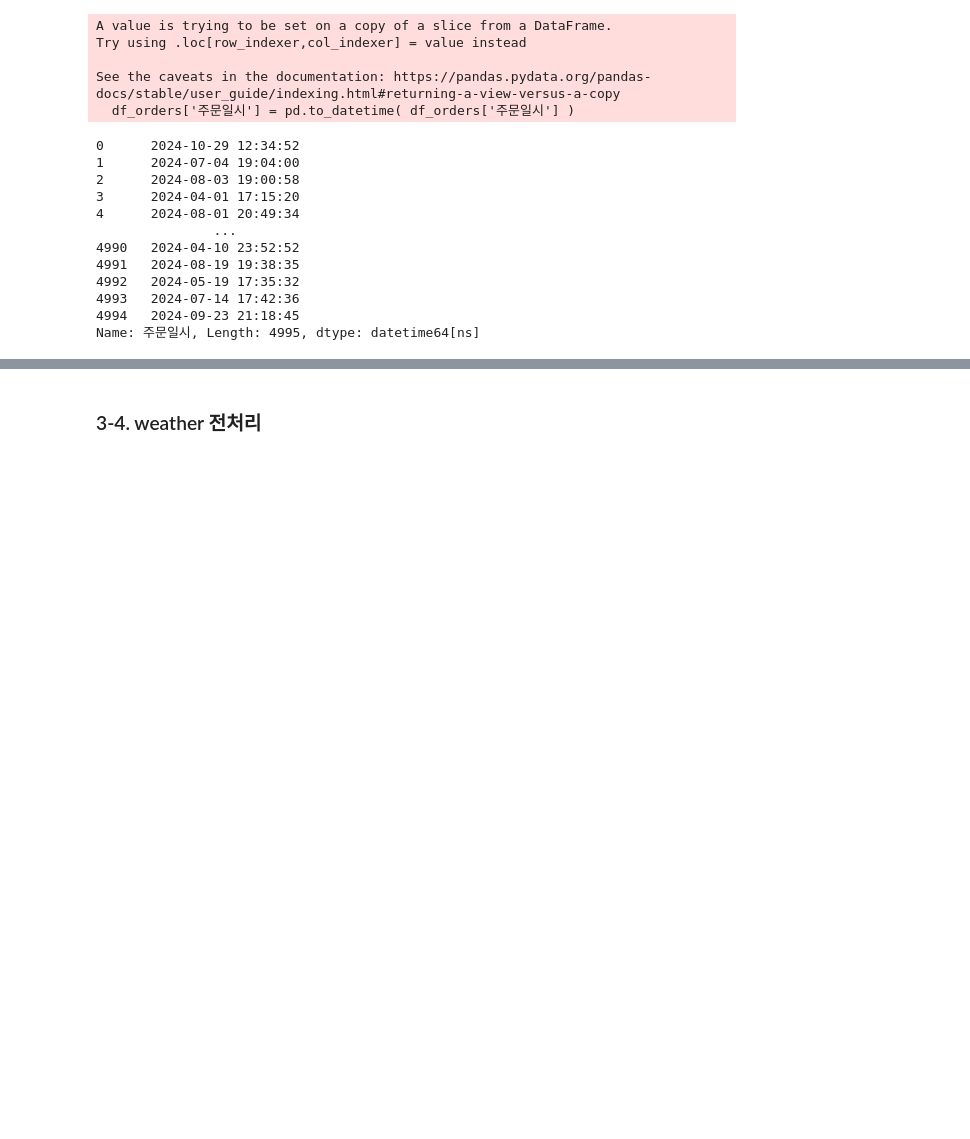
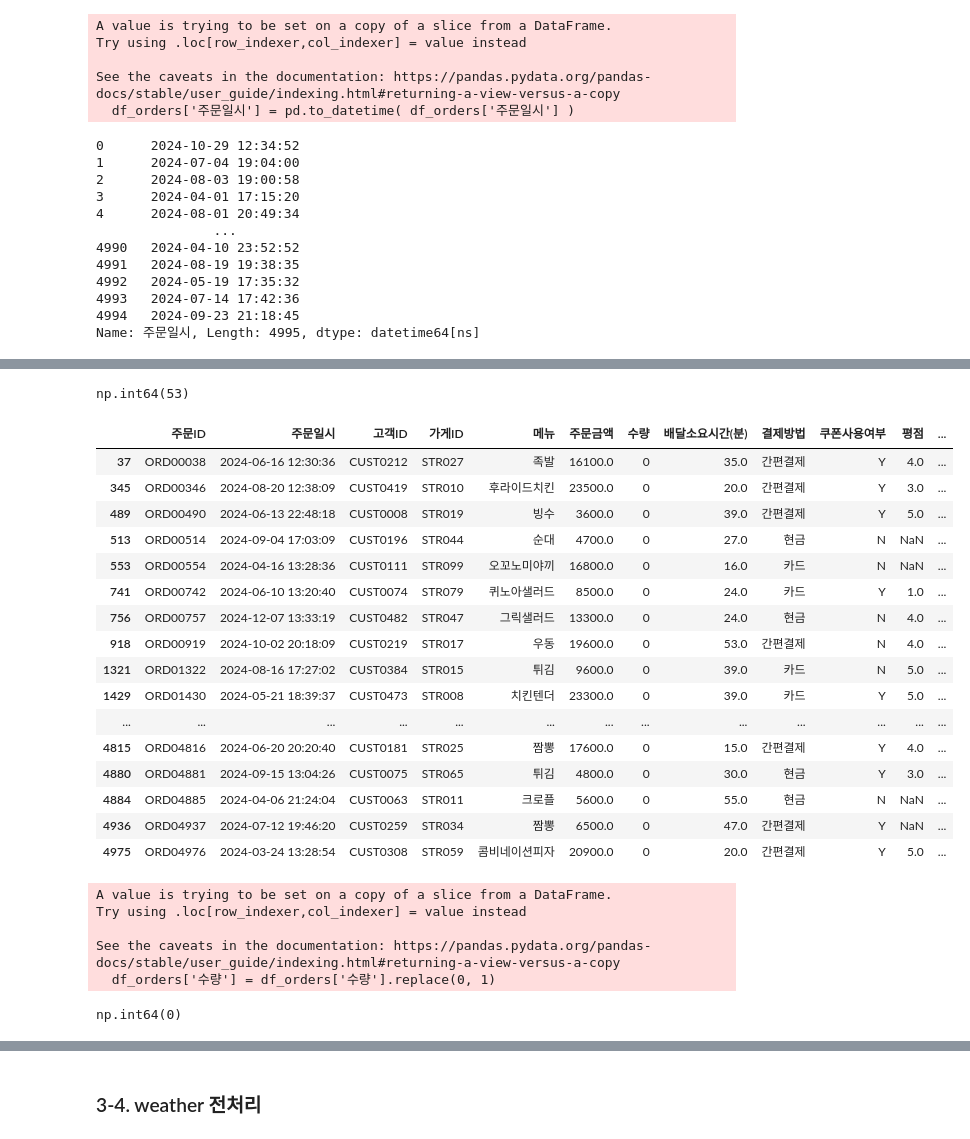
Before and after one commit to blockenters/DT1, a Jupyter notebook: 배달주문_데이터분석.ipynb, the cells around one changed output, grey strips where cells are left out. Saved outputs shown, nothing was run; the diff lists cells and outputs as text; code cells hidden in the pictures; blank space fills up the shorter version.

```diff
--- a/배달주문_데이터분석.ipynb
+++ b/배달주문_데이터분석.ipynb
@@ -917,0 +995,12 @@ Name: 주문일시, Length: 4995, dtype: datetime64[ns]
+# %%
+def classify_time(hour):
+    if 6 <= hour < 11:
+        return '아침'
+    elif 11<= hour < 14:
+        return '점심'
+    elif 14<= hour < 17:
+        return '오후'
+    elif 17<= hour < 21 :
+        return '저녁'
+    else :
+        return '야식'
@@ -917,0 +1015,2 @@ Name: 주문일시, Length: 4995, dtype: datetime64[ns]
+# %%
+df_orders['주문시간대'] = df_orders['주문시간'].apply( classify_time )
@@ -917,0 +1043,2 @@ Name: 주문일시, Length: 4995, dtype: datetime64[ns]
+# %%
+df_orders['배달소요시간(분)'] = df_orders['배달소요시간(분)'].fillna( df_orders['배달소요시간(분)'].median() )
@@ -917,0 +1067,2 @@ Name: 주문일시, Length: 4995, dtype: datetime64[ns]
+# %%
+df_orders.loc[ ( df_orders['배달소요시간(분)'] <= 0 ) | (df_orders['배달소요시간(분)'] > 120 ) , '배달소요시간(분)'  ] =  df_orders['배달소요시간(분)'].median()
@@ -917,0 +1097,36 @@ Name: 주문일시, Length: 4995, dtype: datetime64[ns]
+# %%
+(df_orders['수량'] == 0).sum()
+# %% [output]
+np.int64(53)
+# %%
+df_orders[ df_orders['수량'] == 0 ]
+# %% [output]
+|  | 주문ID | 주문일시 | 고객ID | 가게ID | 메뉴 | 주문금액 | 수량 | 배달소요시간(분) | 결제방법 | 쿠폰사용여부 | 평점 | ... |
+| 37 | ORD00038 | 2024-06-16 12:30:36 | CUST0212 | STR027 | 족발 | 16100.0 | 0 | 35.0 | 간편결제 | Y | 4.0 | ... |
+| 345 | ORD00346 | 2024-08-20 12:38:09 | CUST0419 | STR010 | 후라이드치킨 | 23500.0 | 0 | 20.0 | 간편결제 | Y | 3.0 | ... |
+| 489 | ORD00490 | 2024-06-13 22:48:18 | CUST0008 | STR019 | 빙수 | 3600.0 | 0 | 39.0 | 간편결제 | Y | 5.0 | ... |
+| 513 | ORD00514 | 2024-09-04 17:03:09 | CUST0196 | STR044 | 순대 | 4700.0 | 0 | 27.0 | 현금 | N | NaN | ... |
+| 553 | ORD00554 | 2024-04-16 13:28:36 | CUST0111 | STR099 | 오꼬노미야끼 | 16800.0 | 0 | 16.0 | 카드 | N | NaN | ... |
+| 741 | ORD00742 | 2024-06-10 13:20:40 | CUST0074 | STR079 | 퀴노아샐러드 | 8500.0 | 0 | 24.0 | 카드 | Y | 1.0 | ... |
+| 756 | ORD00757 | 2024-12-07 13:33:19 | CUST0482 | STR047 | 그릭샐러드 | 13300.0 | 0 | 24.0 | 현금 | N | 4.0 | ... |
+| 918 | ORD00919 | 2024-10-02 20:18:09 | CUST0219 | STR017 | 우동 | 19600.0 | 0 | 53.0 | 간편결제 | N | 4.0 | ... |
+| 1321 | ORD01322 | 2024-08-16 17:27:02 | CUST0384 | STR015 | 튀김 | 9600.0 | 0 | 39.0 | 카드 | N | 5.0 | ... |
+| 1429 | ORD01430 | 2024-05-21 18:39:37 | CUST0473 | STR008 | 치킨텐더 | 23300.0 | 0 | 39.0 | 카드 | Y | 5.0 | ... |
+| ... | ... | ... | ... | ... | ... | ... | ... | ... | ... | ... | ... | ... |
+| 4815 | ORD04816 | 2024-06-20 20:20:40 | CUST0181 | STR025 | 짬뽕 | 17600.0 | 0 | 15.0 | 간편결제 | Y | 4.0 | ... |
+| 4880 | ORD04881 | 2024-09-15 13:04:26 | CUST0075 | STR065 | 튀김 | 4800.0 | 0 | 30.0 | 현금 | Y | 3.0 | ... |
+| 4884 | ORD04885 | 2024-04-06 21:24:04 | CUST0063 | STR011 | 크로플 | 5600.0 | 0 | 55.0 | 현금 | N | NaN | ... |
+| 4936 | ORD04937 | 2024-07-12 19:46:20 | CUST0259 | STR034 | 짬뽕 | 6500.0 | 0 | 47.0 | 간편결제 | Y | NaN | ... |
+| 4975 | ORD04976 | 2024-03-24 13:28:54 | CUST0308 | STR059 | 콤비네이션피자 | 20900.0 | 0 | 20.0 | 간편결제 | Y | 5.0 | ... |
+# %%
+df_orders['수량'] = df_orders['수량'].replace(0, 1)
+# %% [output]
+A value is trying to be set on a copy of a slice from a DataFrame.
+Try using .loc[row_indexer,col_indexer] = value instead
+
+See the caveats in the documentation: https://pandas.pydata.org/pandas-docs/stable/user_guide/indexing.html#returning-a-view-versus-a-copy
+  df_orders['수량'] = df_orders['수량'].replace(0, 1)
+# %%
+(df_orders['수량'] == 0).sum()
+# %% [output]
+np.int64(0)
```
Also changed, not shown: parts of 23 cells of this notebook.
